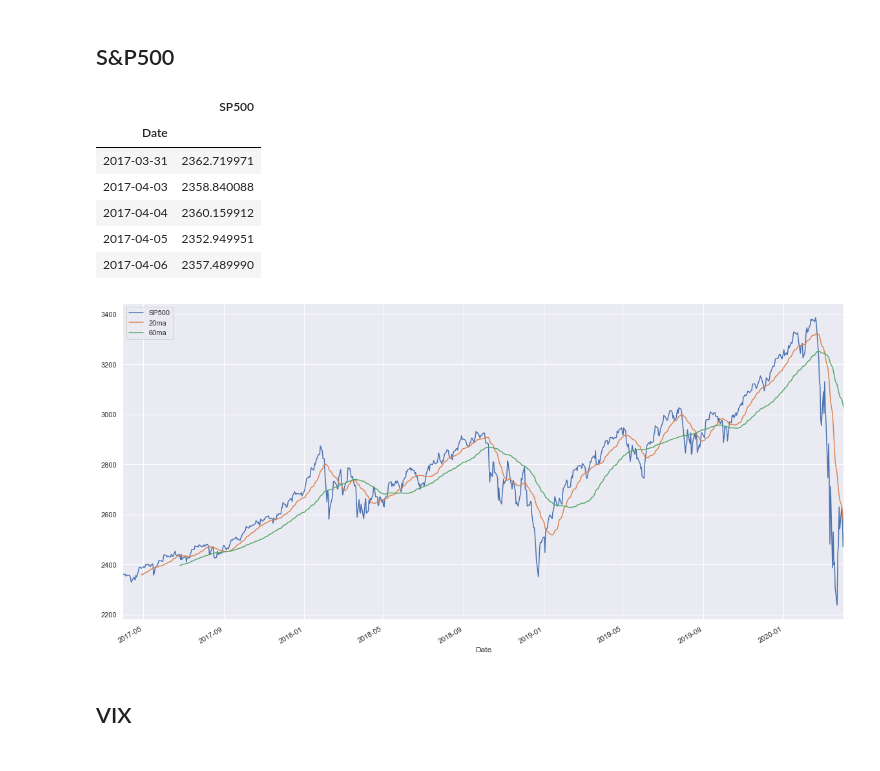
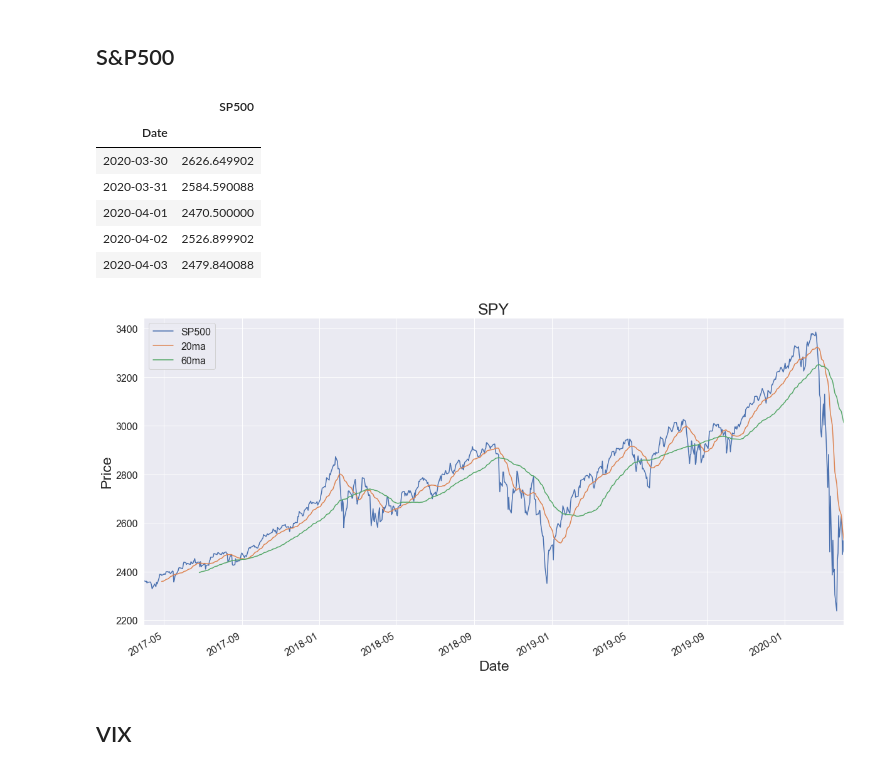
Before and after one commit to thomask18/Finance, a Jupyter notebook: World View.ipynb, the cells around one changed output. Drawn from its saved outputs; the diff is of its cells as text; code cells hidden in the pictures.

```diff
--- a/World View.ipynb
+++ b/World View.ipynb
@@ -208,22 +262,27 @@ df_market['PE'].plot(figsize=(20, 10));
 df_SP500 = web.DataReader("^GSPC", 'yahoo', start, end)
 df_SP500.rename(columns={'Adj Close': "SP500"}, inplace=True)
 df_SP500.drop(['Open', 'High', 'Low', 'Close', 'Volume'], 1, inplace=True)
-df_SP500.head()
+df_SP500.tail()
 # %% [output]
 |  | SP500 |
 | Date |  |
-| 2017-03-31 | 2362.719971 |
-| 2017-04-03 | 2358.840088 |
-| 2017-04-04 | 2360.159912 |
-| 2017-04-05 | 2352.949951 |
-| 2017-04-06 | 2357.489990 |
+| 2020-03-30 | 2626.649902 |
+| 2020-03-31 | 2584.590088 |
+| 2020-04-01 | 2470.500000 |
+| 2020-04-02 | 2526.899902 |
+| 2020-04-03 | 2479.840088 |
 # %%
 df_SP500['20ma'] = df_SP500['SP500'].rolling(window=20).mean()
 df_SP500['60ma'] = df_SP500['SP500'].rolling(window=60).mean()
-
-df_SP500.plot(figsize=(20, 10));
+df_SP500.plot(figsize=(20, 10))
+plt.xlabel("Date", fontsize=23)
+plt.ylabel("Price", fontsize=23)
+plt.title("SPY", fontsize=25)
+plt.tick_params(labelsize=16)
+plt.legend(fontsize=16)
+plt.show();
 # %% [output]
-[figure, old version]
+[figure, new version]
 # %% [markdown]
 ## VIX
 # %%
```
Also changed, not shown: parts of 40 cells of this notebook.
